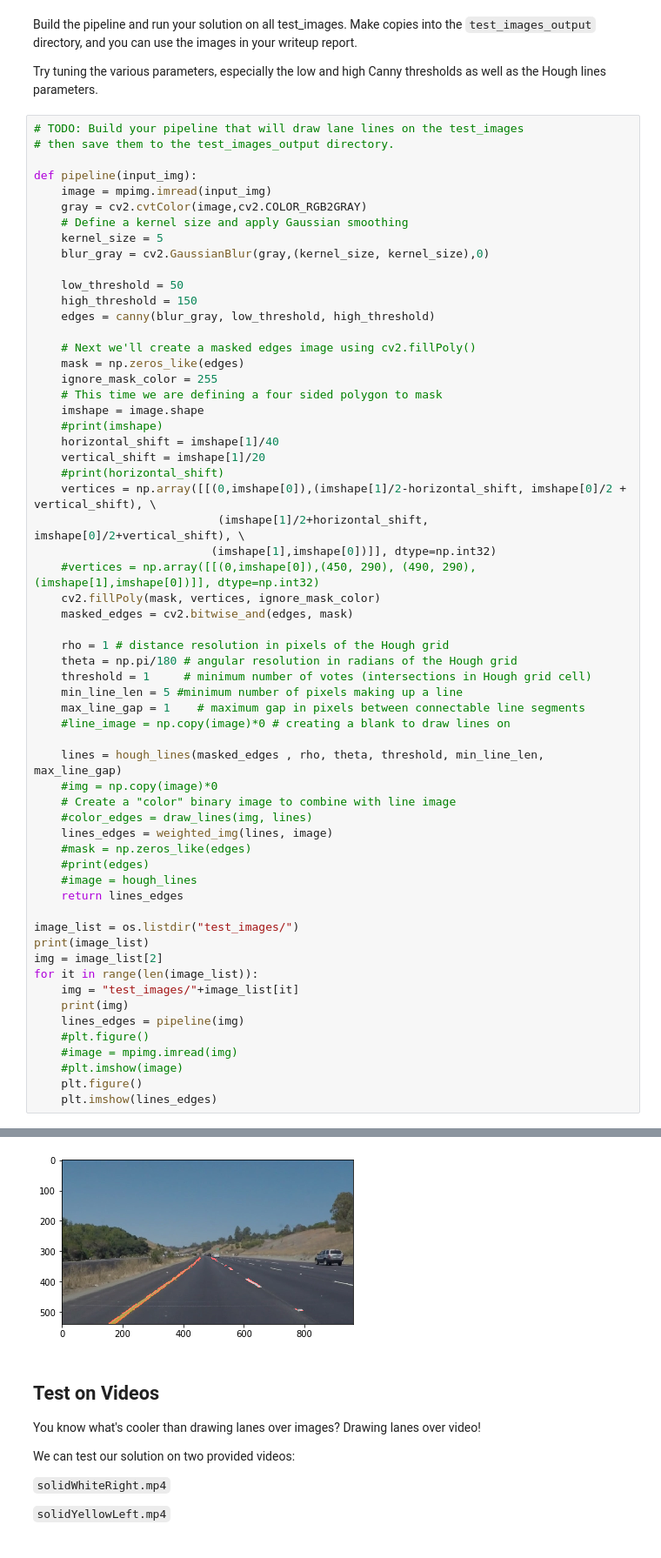
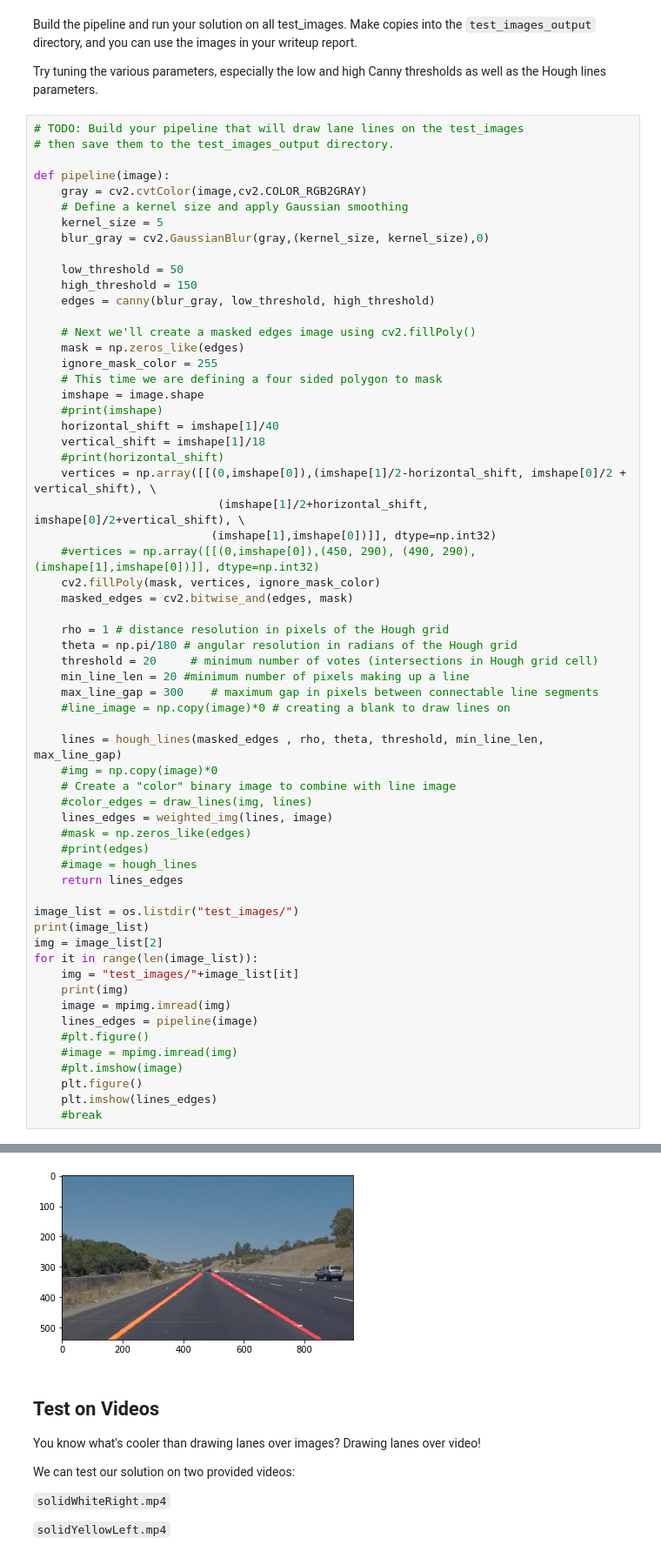
Before and after one commit to zhuangh/CarND-LaneLines-P1, a Jupyter notebook: P1.ipynb, the cells around one changed output, grey strips where cells are left out. Shown at 87% size. Drawn from its saved outputs; the diff is of its cells as text.

Commit message:
connect line segments

```diff
--- a/P1.ipynb
+++ b/P1.ipynb
@@ -196,8 +239,7 @@ Try tuning the various parameters, especially the low and high Canny thresholds
 # TODO: Build your pipeline that will draw lane lines on the test_images
 # then save them to the test_images_output directory.
 
-def pipeline(input_img):
-    image = mpimg.imread(input_img)
+def pipeline(image):
     gray = cv2.cvtColor(image,cv2.COLOR_RGB2GRAY)
     # Define a kernel size and apply Gaussian smoothing
     kernel_size = 5
@@ -214,7 +256,7 @@ def pipeline(input_img):
     imshape = image.shape
     #print(imshape)
     horizontal_shift = imshape[1]/40
-    vertical_shift = imshape[1]/20
+    vertical_shift = imshape[1]/18
     #print(horizontal_shift)
     vertices = np.array([[(0,imshape[0]),(imshape[1]/2-horizontal_shift, imshape[0]/2 + vertical_shift), \
                            (imshape[1]/2+horizontal_shift, imshape[0]/2+vertical_shift), \
@@ -225,9 +267,9 @@ def pipeline(input_img):
 
     rho = 1 # distance resolution in pixels of the Hough grid
     theta = np.pi/180 # angular resolution in radians of the Hough grid
-    threshold = 1     # minimum number of votes (intersections in Hough grid cell)
-    min_line_len = 5 #minimum number of pixels making up a line
-    max_line_gap = 1    # maximum gap in pixels between connectable line segments
+    threshold = 20     # minimum number of votes (intersections in Hough grid cell)
+    min_line_len = 20 #minimum number of pixels making up a line
+    max_line_gap = 300    # maximum gap in pixels between connectable line segments
     #line_image = np.copy(image)*0 # creating a blank to draw lines on
 
     lines = hough_lines(masked_edges , rho, theta, threshold, min_line_len, max_line_gap)
@@ -246,12 +288,14 @@ img = image_list[2]
 for it in range(len(image_list)):
     img = "test_images/"+image_list[it]
     print(img)
-    lines_edges = pipeline(img)
+    image = mpimg.imread(img)
+    lines_edges = pipeline(image)
     #plt.figure()
     #image = mpimg.imread(img)
     #plt.imshow(image)
     plt.figure()
     plt.imshow(lines_edges)
+    #break
 # %% [output]
 ['solidYellowLeft.jpg', 'solidWhiteRight.jpg', 'whiteCarLaneSwitch.jpg', 'solidWhiteCurve.jpg', 'solidYellowCurve2.jpg', 'solidYellowCurve.jpg']
 test_images/solidYellowLeft.jpg
@@ -268,4 +312,4 @@ test_images/solidYellowCurve.jpg
-[figure, old version]
+[figure, new version]
 # %% [markdown]
 ## Test on Videos
 
```
Also changed, not shown: parts of 9 cells of this notebook.
